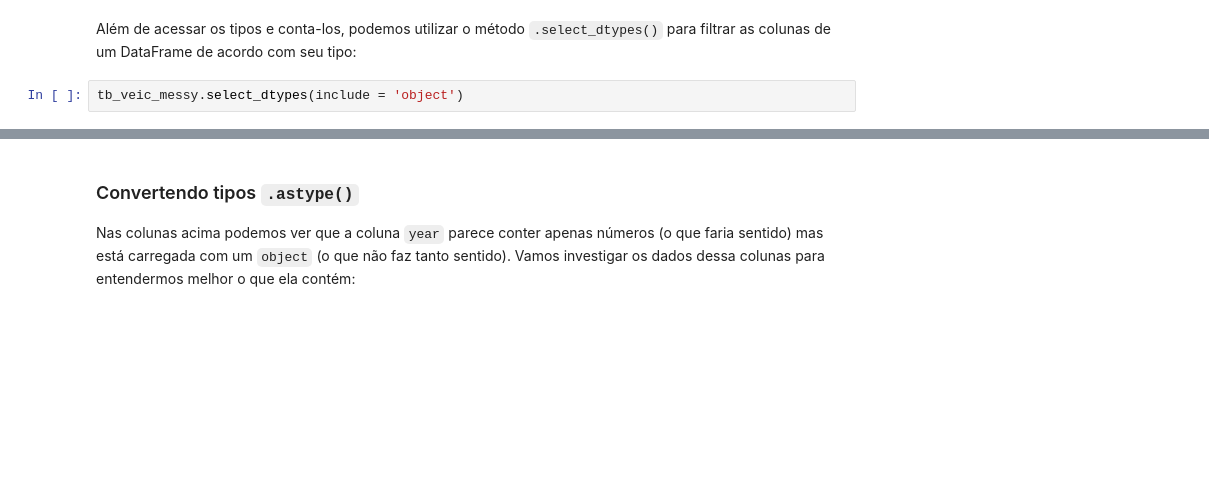
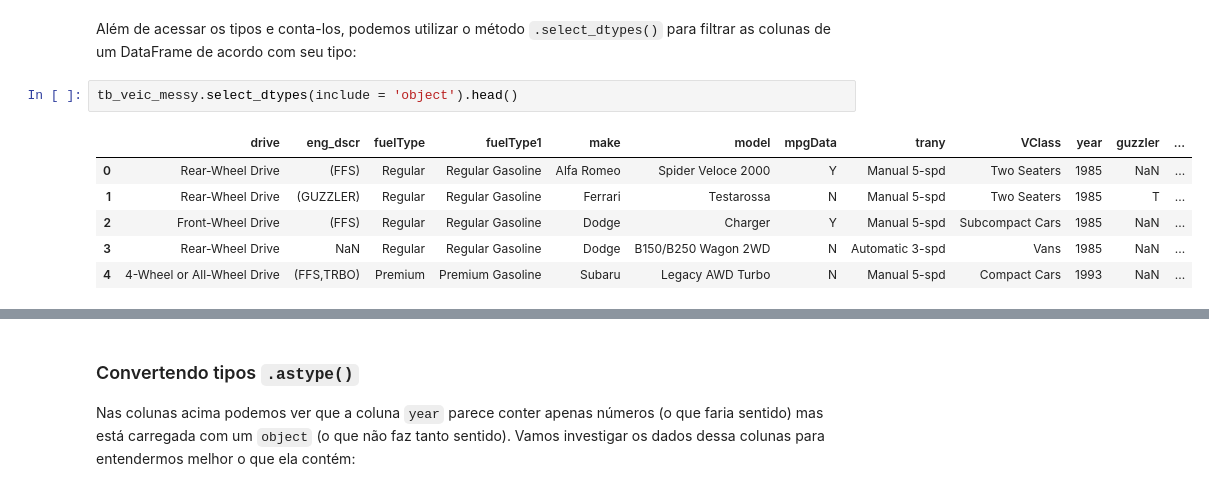
Before and after one commit to pedroteche-ih/79_PT_JUN2022, a Jupyter notebook: aulas/79 DA PT JUN-2022 Data Cleaning.ipynb, the cells around one changed output, grey strips where cells are left out. Drawn from its saved outputs; the diff is of its cells as text; blank space fills up the shorter version.

```diff
--- a/aulas/79 DA PT JUN-2022 Data Cleaning.ipynb
+++ b/aulas/79 DA PT JUN-2022 Data Cleaning.ipynb
@@ -34,6 +86,13 @@ tb_veic_messy.dtypes.value_counts()
 # %% [markdown]
 Além de acessar os tipos e conta-los, podemos utilizar o método `.select_dtypes()` para filtrar as colunas de um DataFrame de acordo com seu tipo:
 # %%
-tb_veic_messy.select_dtypes(include = 'object')
+tb_veic_messy.select_dtypes(include = 'object').head()
+# %% [output]
+|  | drive | eng_dscr | fuelType | fuelType1 | make | model | mpgData | trany | VClass | year | guzzler | ... |
+| 0 | Rear-Wheel Drive | (FFS) | Regular | Regular Gasoline | Alfa Romeo | Spider Veloce 2000 | Y | Manual 5-spd | Two Seaters | 1985 | NaN | ... |
+| 1 | Rear-Wheel Drive | (GUZZLER) | Regular | Regular Gasoline | Ferrari | Testarossa | N | Manual 5-spd | Two Seaters | 1985 | T | ... |
+| 2 | Front-Wheel Drive | (FFS) | Regular | Regular Gasoline | Dodge | Charger | Y | Manual 5-spd | Subcompact Cars | 1985 | NaN | ... |
+| 3 | Rear-Wheel Drive | NaN | Regular | Regular Gasoline | Dodge | B150/B250 Wagon 2WD | N | Automatic 3-spd | Vans | 1985 | NaN | ... |
+| 4 | 4-Wheel or All-Wheel Drive | (FFS,TRBO) | Premium | Premium Gasoline | Subaru | Legacy AWD Turbo | N | Manual 5-spd | Compact Cars | 1993 | NaN | ... |
 # %%
 tb_veic_messy.select_dtypes(include = 'object').info()
```
Also changed, not shown: parts of 85 cells of this notebook, 2 other files.
